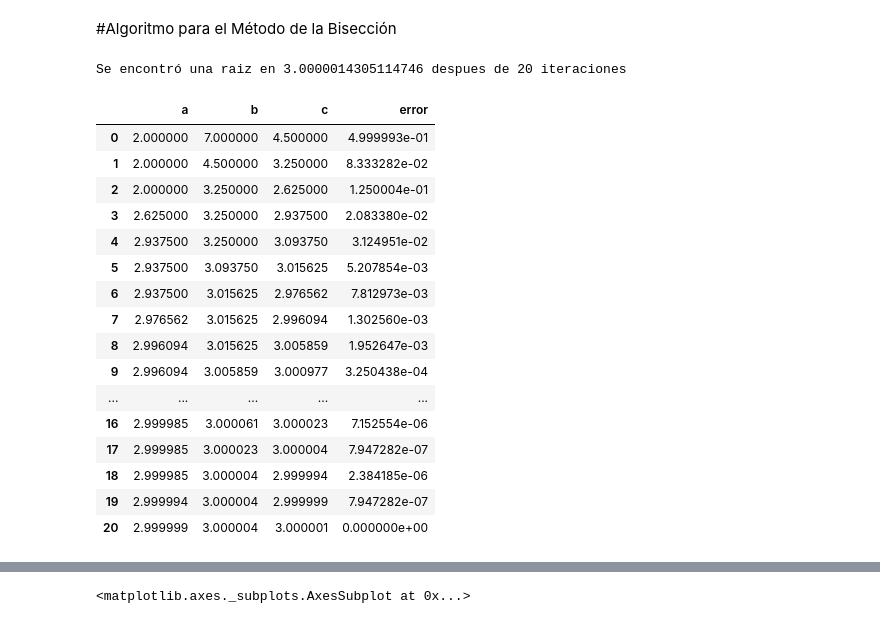
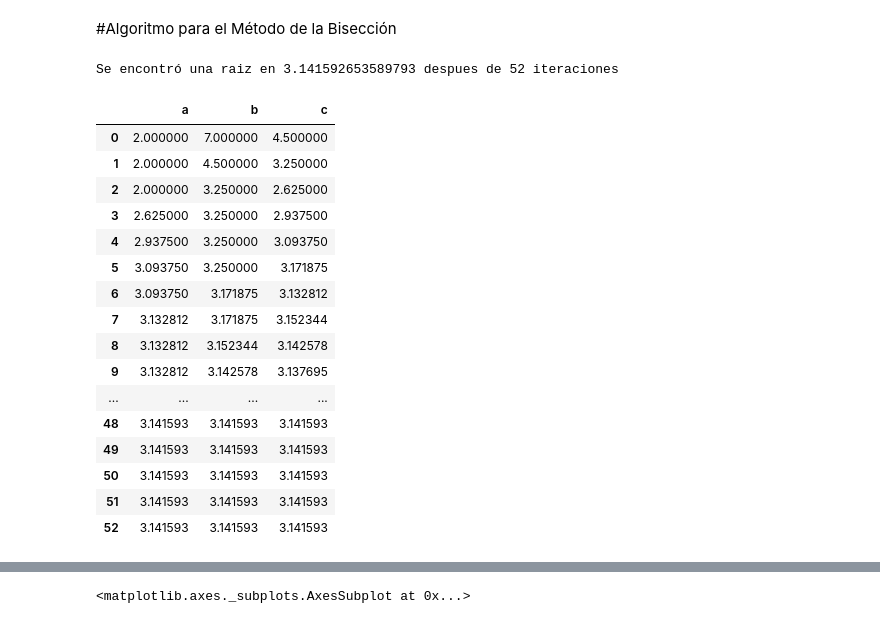
Before and after one commit to angelavilaventre/pruebametodosnumericos, a Jupyter notebook: Metodo_de_la_Biseccion.ipynb, the cells around one changed output, grey strips where cells are left out. Cells and saved outputs as stored; diff of their text form; code cells hidden in the pictures.

Commit message:
Ejemplo para calculo de tolerancia

```diff
--- a/Metodo_de_la_Biseccion.ipynb
+++ b/Metodo_de_la_Biseccion.ipynb
@@ -37,16 +37,18 @@ $\displaystyle 11$
 #Algoritmo para el Método de la Bisección
 # %%
 # Funcion a estudiar
+import math
 
 def f(x):
-  return 2*x**2 - 6*x
+  #return 2*x**2 - 6*x
+  return x-math.pi
 
 # Funcion para el calculo de la media
 def mean(a,b):
   return (a+b)/2
 
 # Algoritmo
-def CalculoRaiz(a,b,d):
+def CalculoRaiz(a,b,d=9999,e=0):
 
   st=False
   c=0
@@ -68,7 +70,13 @@ def CalculoRaiz(a,b,d):
 
       i=i+1
 
+      #lista_e.append((abs(lista_c[i]-lista_c[i-1])))
+      #print(((abs(lista_c[i]-lista_c[i-1]))))
+
+      #if lista_e[i]<=e: st=False
+
       if i==d: st=False
+
     print(f"Se encontró una raiz en {c} despues de {i} iteraciones")
 
   else:
@@ -80,7 +88,7 @@ def CalculoRaiz(a,b,d):
 # Intervalo [a,b]
 a=2
 b=7
-i=20
+i=4
 
 
 lista_a=[]
@@ -90,39 +98,39 @@ lista_e=[]
 
 #Aplico el método
 
-CalculoRaiz(a,b,i)
+CalculoRaiz(a,b)
 # %% [output]
-Se encontró una raiz en 3.0000014305114746 despues de 20 iteraciones
+Se encontró una raiz en 3.141592653589793 despues de 52 iteraciones
 # %%
 import pandas as pd
 
-for i in range(0,len(lista_c)):
-  lista_e.append((abs(lista_c[len(lista_c)-1]-lista_c[i]))/lista_c[len(lista_c)-1])
+#for i in range(0,len(lista_c)):
+#  lista_e.append((abs(lista_c[len(lista_c)-1]-lista_c[i]))/lista_c[len(lista_c)-1])
 
 datos = {
   'a':lista_a,
   'b':lista_b,
   'c':lista_c,
-  'error':lista_e
+  #'error':lista_e
 }
 
 df=pd.DataFrame(datos)
 df
 # %% [output]
-|  | a | b | c | error |
-| 0 | 2.000000 | 7.000000 | 4.500000 | 4.999993e-01 |
-| 1 | 2.000000 | 4.500000 | 3.250000 | 8.333282e-02 |
-| 2 | 2.000000 | 3.250000 | 2.625000 | 1.250004e-01 |
-| 3 | 2.625000 | 3.250000 | 2.937500 | 2.083380e-02 |
-| 4 | 2.937500 | 3.250000 | 3.093750 | 3.124951e-02 |
-| 5 | 2.937500 | 3.093750 | 3.015625 | 5.207854e-03 |
-| 6 | 2.937500 | 3.015625 | 2.976562 | 7.812973e-03 |
-| 7 | 2.976562 | 3.015625 | 2.996094 | 1.302560e-03 |
-| 8 | 2.996094 | 3.015625 | 3.005859 | 1.952647e-03 |
-| 9 | 2.996094 | 3.005859 | 3.000977 | 3.250438e-04 |
-| ... | ... | ... | ... | ... |
-| 16 | 2.999985 | 3.000061 | 3.000023 | 7.152554e-06 |
-| 17 | 2.999985 | 3.000023 | 3.000004 | 7.947282e-07 |
-| 18 | 2.999985 | 3.000004 | 2.999994 | 2.384185e-06 |
-| 19 | 2.999994 | 3.000004 | 2.999999 | 7.947282e-07 |
-| 20 | 2.999999 | 3.000004 | 3.000001 | 0.000000e+00 |
+|  | a | b | c |
+| 0 | 2.000000 | 7.000000 | 4.500000 |
+| 1 | 2.000000 | 4.500000 | 3.250000 |
+| 2 | 2.000000 | 3.250000 | 2.625000 |
+| 3 | 2.625000 | 3.250000 | 2.937500 |
+| 4 | 2.937500 | 3.250000 | 3.093750 |
+| 5 | 3.093750 | 3.250000 | 3.171875 |
+| 6 | 3.093750 | 3.171875 | 3.132812 |
+| 7 | 3.132812 | 3.171875 | 3.152344 |
+| 8 | 3.132812 | 3.152344 | 3.142578 |
+| 9 | 3.132812 | 3.142578 | 3.137695 |
+| ... | ... | ... | ... |
+| 48 | 3.141593 | 3.141593 | 3.141593 |
+| 49 | 3.141593 | 3.141593 | 3.141593 |
+| 50 | 3.141593 | 3.141593 | 3.141593 |
+| 51 | 3.141593 | 3.141593 | 3.141593 |
+| 52 | 3.141593 | 3.141593 | 3.141593 |
```
Also changed, not shown: parts of 4 cells of this notebook.
